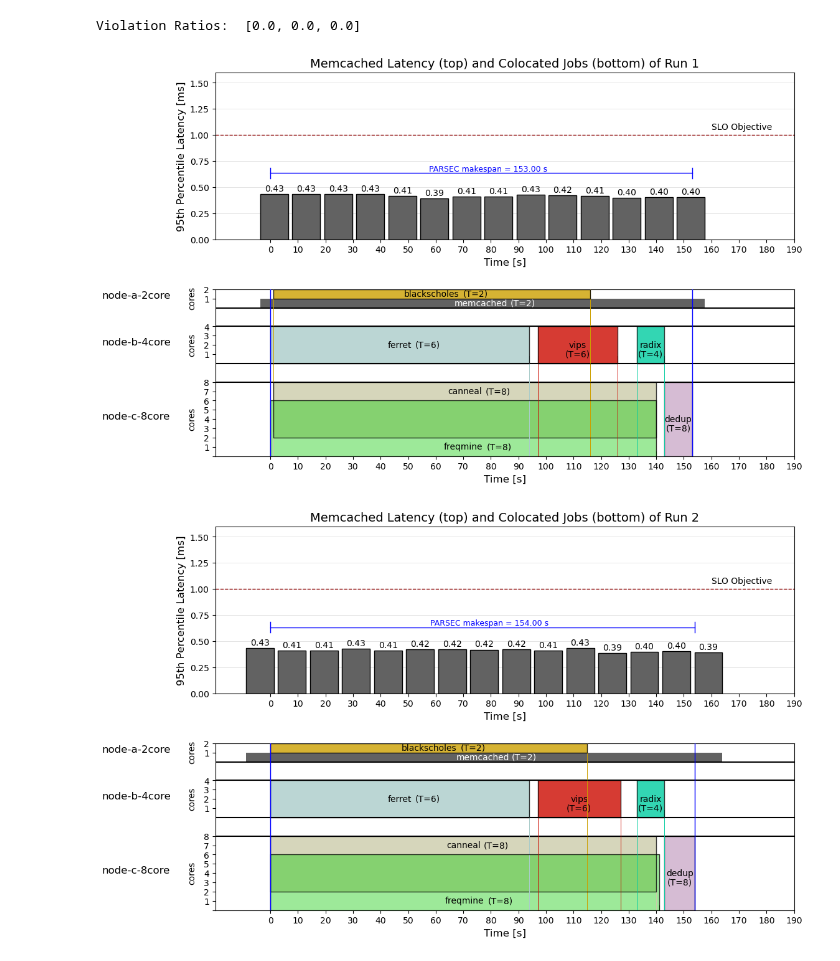
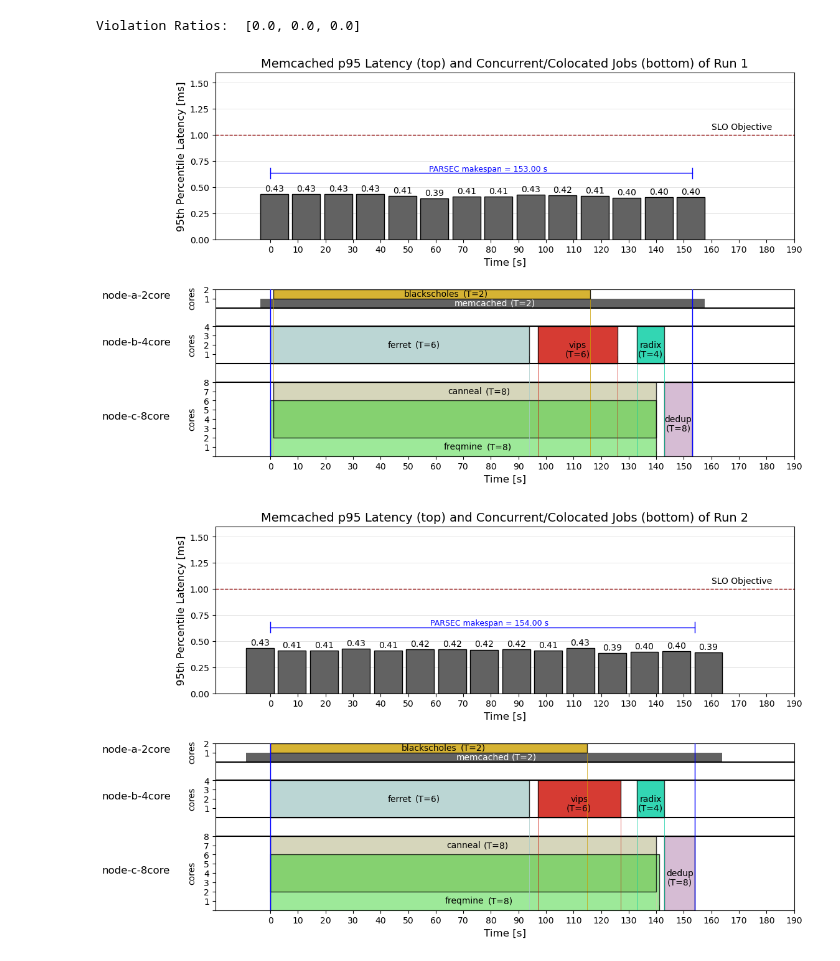
Before and after one commit to czanoli/ETH-Cloud-Computing-Architectures-2024, a Jupyter notebook: part3/plots.ipynb, the cells around one changed output. Drawn from its saved outputs; the diff is of its cells as text; code cells hidden in the pictures.

```diff
--- a/part3/plots.ipynb
+++ b/part3/plots.ipynb
@@ -295,7 +295,7 @@ for i, df in enumerate(mcperf_dfs):
     ax1.set_yticks(np.arange(0, 1.75, 0.25).tolist())
     ax1.set_ylabel('95th Percentile Latency [ms]', fontsize = 12)
 
-    ax1.set_title('Memcached Latency (top) and Colocated Jobs (bottom) of Run ' + str(i+1), fontsize = 14)
+    ax1.set_title('Memcached p95 Latency (top) and Concurrent/Colocated Jobs (bottom) of Run ' + str(i+1), fontsize = 14)
     ax1.grid(axis='y', color='grey', linewidth=0.5, alpha=0.3, zorder=1)
 
     ## ------ Second Subplot ------ ##
@@ -312,8 +312,8 @@ for i, df in enumerate(mcperf_dfs):
         end_time = start_time + duration
         ypos = jobs_pos_hbars[jobs.index(job)][0] + 0.5
 
-        ax2.axvline(x=start_time, ymin=0, ymax=ypos/17.5, color=colors[job], linestyle='-', linewidth=0.7, zorder=7)
-        ax2.axvline(x=end_time, ymin=0, ymax=ypos/17.5, color=colors[job], linestyle='-', linewidth=0.7, zorder=7)
+        ax2.axvline(x=start_time, ymin=0, ymax=ypos/17.5, color=colors[job], linestyle='-', linewidth=0.5, zorder=7)
+        ax2.axvline(x=end_time, ymin=0, ymax=ypos/17.5, color=colors[job], linestyle='-', linewidth=0.5, zorder=7)
 
         #ax2.text(start_time, start_job_ann_yoffsets[job], f'{round(start_time)}', va='top', color=colors[job], fontsize=10)
         #ax2.text(end_time, end_job_ann_yoffsets[job], f'{round(end_time)}', va='top', color=colors[job], fontsize=10)
@@ -383,32 +383,32 @@ for i, df in enumerate(mcperf_dfs):
     ax2.set_xlim((-20, 190))
     ax2.set_xticks(list(range(0, 191, 10)))
     ax2.set_xlabel("Time [s]", fontsize = 12)
 
     ax2.set_ylim(0, 18)
     ax2.set_yticks([0, 1, 2, 3, 4, 5, 6, 7, 8, 11, 12, 13, 14, 17, 18])
     ax2.set_yticklabels(['', '1', '2', '3', '4', '5', '6', '7', '8', '1', '2', '3', '4', '1', '2'])
 
     ax2.grid(False)
     ax2.axhline(y=8, color='black', linestyle='-', zorder=6)
     ax2.axhline(y=10, color='black', linestyle='-', zorder=6)
     ax2.axhline(y=14, color='black', linestyle='-', zorder=6)
     ax2.axhline(y=16, color='black', linestyle='-', zorder=6)
     ax2.axvline(x=0, color='blue', linestyle='-', linewidth=1, zorder=8)
     ax2.axvline(x=total_times[i], color='blue', linestyle='-', linewidth=1, zorder=8)
     #ax2.axvline(x=0, color='blue', linestyle=(0, (10, 8)), linewidth=1)
     #ax2.axvline(x=total_times[i], color='blue', linestyle=(0, (10, 8)), linewidth=1)
 
     ax2.text(-61, 4, 'node-c-8core', rotation=0, fontsize=12)
     ax2.text(-30, 3, 'cores', rotation=90, fontsize=10)
 
     ax2.text(-61, 12, 'node-b-4core', rotation=0, fontsize=12)
     ax2.text(-30, 11, 'cores', rotation=90, fontsize=10)
 
     ax2.text(-61, 17, 'node-a-2core', rotation=0, fontsize=12)
     ax2.text(-30, 16, 'cores', rotation=90, fontsize=10)
 
     plt.show()
     #plt.savefig("plot_" + str(i) + ".pdf", bbox_inches = "tight")
 # %% [output]
-[figure, old version]
+[figure, new version]
-[figure, old version]
+[figure, new version]
```
Also changed, not shown: parts of 1 cell of this notebook, 1 other file.
